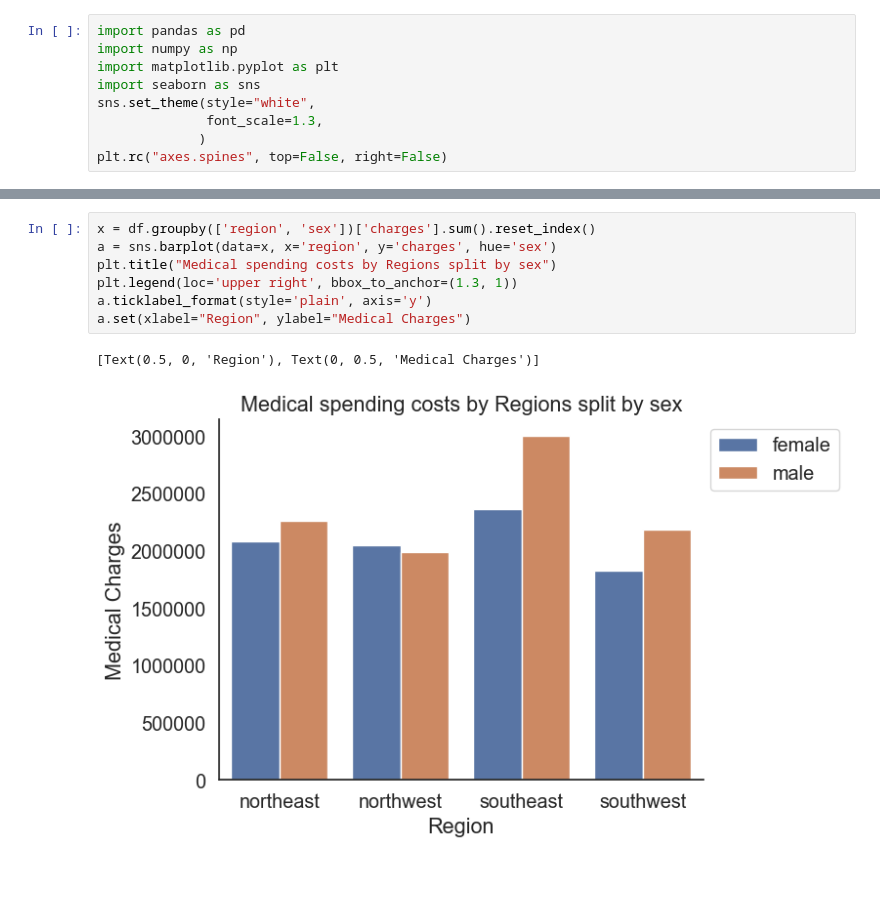
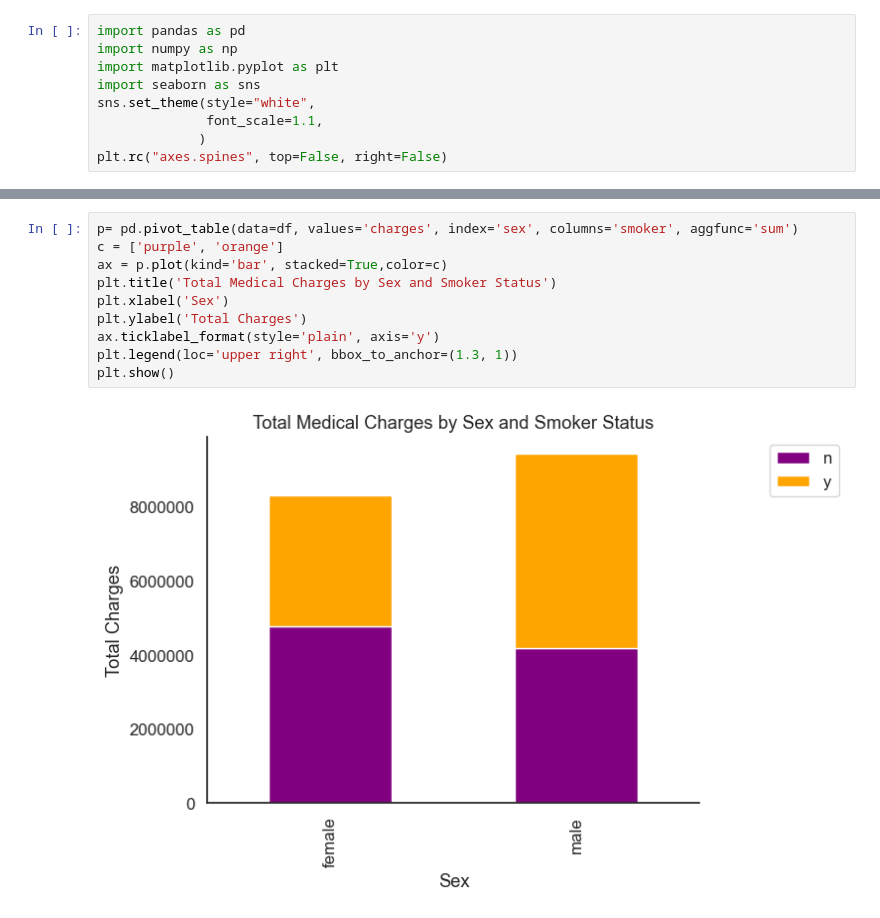
Before and after one commit to ubco-W2022T2-data301/project-group-group40, a Jupyter notebook: analysis/analysis2.ipynb, the cells around one changed output, grey strips where cells are left out. Cells and saved outputs as stored; diff of their text form; blank space fills up the shorter version.

```diff
--- a/analysis/analysis2.ipynb
+++ b/analysis/analysis2.ipynb
@@ -35,6 +19,6 @@ import numpy as np
 import matplotlib.pyplot as plt
 import seaborn as sns
 sns.set_theme(style="white",
-              font_scale=1.3,
+              font_scale=1.1,
              )
 plt.rc("axes.spines", top=False, right=False)
@@ -56,10 +55,12 @@ x.set(xlabel="Medical Charges", ylabel="Medical cases")
 # %%
-x = df.groupby(['region', 'sex'])['charges'].sum().reset_index()
-a = sns.barplot(data=x, x='region', y='charges', hue='sex')
-plt.title("Medical spending costs by Regions split by sex")
+p= pd.pivot_table(data=df, values='charges', index='sex', columns='smoker', aggfunc='sum')
+c = ['purple', 'orange']
+ax = p.plot(kind='bar', stacked=True,color=c)
+plt.title('Total Medical Charges by Sex and Smoker Status')
+plt.xlabel('Sex')
+plt.ylabel('Total Charges')
+ax.ticklabel_format(style='plain', axis='y')
 plt.legend(loc='upper right', bbox_to_anchor=(1.3, 1))
-a.ticklabel_format(style='plain', axis='y')
-a.set(xlabel="Region", ylabel="Medical Charges")
+plt.show()
 # %% [output]
-[Text(0.5, 0, 'Region'), Text(0, 0.5, 'Medical Charges')]
-[figure, old version]
+[figure, new version]
```
Also changed, not shown: parts of 16 cells of this notebook, 2 other files.
